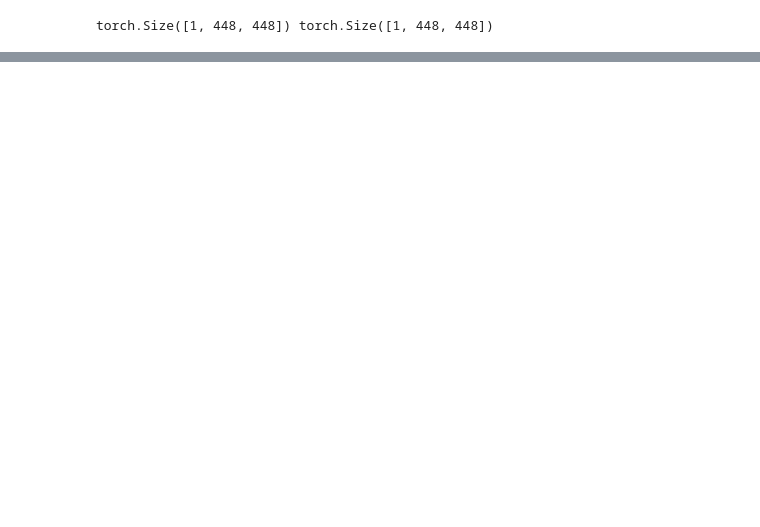
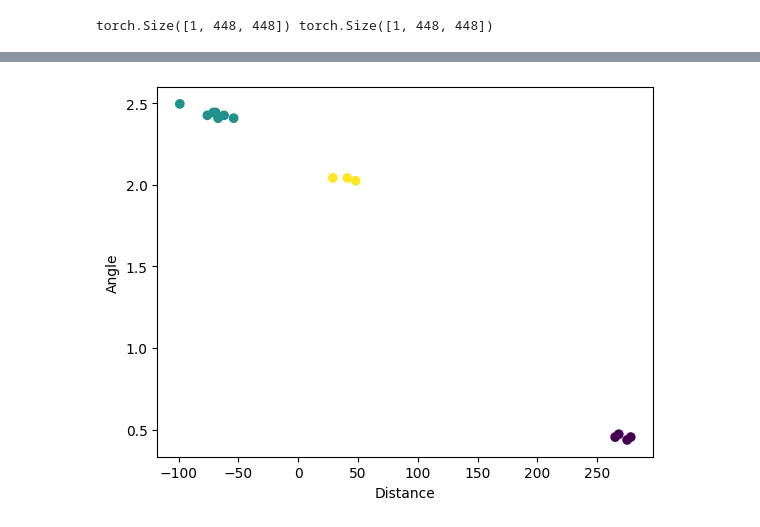
Before and after one commit to dimiz51/Lane-detection-Master-Thesis, a Jupyter notebook: notebooks/segnet.ipynb, the cells around one changed output, grey strips where cells are left out. Saved outputs shown, nothing was run; the diff lists cells and outputs as text; code cells hidden in the pictures; blank space fills up the shorter version.

```diff
--- a/notebooks/segnet.ipynb
+++ b/notebooks/segnet.ipynb
@@ -617,10 +601,6 @@ def train(model, train_loader, val_loader = None, num_epochs=10, lr=0.01, weight
 # %%
 model = SegNet()
 print(f'Number of trainable parameters : {model.count_parameters()}')
-
-# Create dataloaders and train the model
-# train_loader = DataLoader(train_set, batch_size= 2,shuffle= True, drop_last= True, num_workers= 4)
-# validation_loader = DataLoader(validation_set,batch_size= 1, shuffle= True, drop_last= True, num_workers= 4)
-# model.load_weights('../models/best_segnet.pth')
+model.load_weights('../models/best_segnet.pth')
 # %% [output]
 Number of trainable parameters : 29443587
@@ -766,2 +738,2 @@ torch.Size([1, 448, 448]) torch.Size([1, 448, 448])
 # %%
-pred = model.predict_temporal(test_dataset[0][0],max_prev_frames=2)
+pred = model.predict_temporal(test_dataset[1][0]).squeeze(0)
@@ -767,0 +763,77 @@ pred = model.predict_temporal(test_dataset[0][0],max_prev_frames=2)
+# %%
+import cv2
+import numpy as np
+from sklearn.cluster import DBSCAN
+
+def post_process_segmentation_output(segmentation_output):
+    # Apply Canny edge detection
+    edges = cv2.Canny(segmentation_output.astype(np.uint8), 100, 200)
+
+    utils.disp_img(edges)
+
+    lines = cv2.HoughLines(edges,rho = 1, theta=np.pi/180, threshold = 80)
+
+    # Create a black image with the same size as the original image
+    disp_lines = np.zeros_like(segmentation_output)
+
+    # Draw each line on the mask
+    if lines is not None:
+        for line in lines:
+            rho, theta = line[0]
+            a = np.cos(theta)
+            b = np.sin(theta)
+            x0 = a * rho
+            y0 = b * rho
+            x1 = int(x0 + 1000 * (-b))
+            y1 = int(y0 + 1000 * (a))
+            x2 = int(x0 - 1000 * (-b))
+            y2 = int(y0 - 1000 * (a))
+            cv2.line(disp_lines, (x1, y1), (x2, y2), 255, 1)
+
+    # Display the binary mask
+    utils.disp_img(disp_lines)
+
+    points = lines.squeeze()
+
+    # Perform mean shift clustering
+    dbs = DBSCAN(eps=25, min_samples=3)
+    # Fit the model and get the labels
+    labels = dbs.fit_predict(points)
+
+    # Get the unique labels and their counts
+    unique_labels, counts = np.unique(labels, return_counts=True)
+
+    # Compute the mean of each cluster to get the cluster centers
+    cluster_centers = []
+    for label in unique_labels:
+        if label == -1:
+            continue
+        cluster_center = np.mean(points[labels == label], axis=0)
+        cluster_centers.append(cluster_center)
+
+    # Print the labels and cluster centers
+    print("Labels: ", labels)
+    print("Cluster centers: ", cluster_centers)
+
+    # Plot the mean shift clustering results
+    plt.scatter(points[:,0], points[:,1], c=labels, cmap='viridis')
+    plt.xlabel('Distance')
+    plt.ylabel('Angle')
+    plt.show()
+
+    # Convert cluster centers to Cartesian coordinates
+    cart_centers = []
+    for center in cluster_centers:
+        rho = center[0]
+        theta = center[1]
+        x = rho * np.cos(theta)
+        y = rho * np.sin(theta)
+        cart_centers.append((x, y))
+    return 1
+
+
+
+
+
+vp = post_process_segmentation_output(utils.toImagearr(pred))
+# %% [output]
@@ -767,0 +842 @@ pred = model.predict_temporal(test_dataset[0][0],max_prev_frames=2)
+[figure, added]
```
Also changed, not shown: parts of 13 cells of this notebook, 5 other files.
